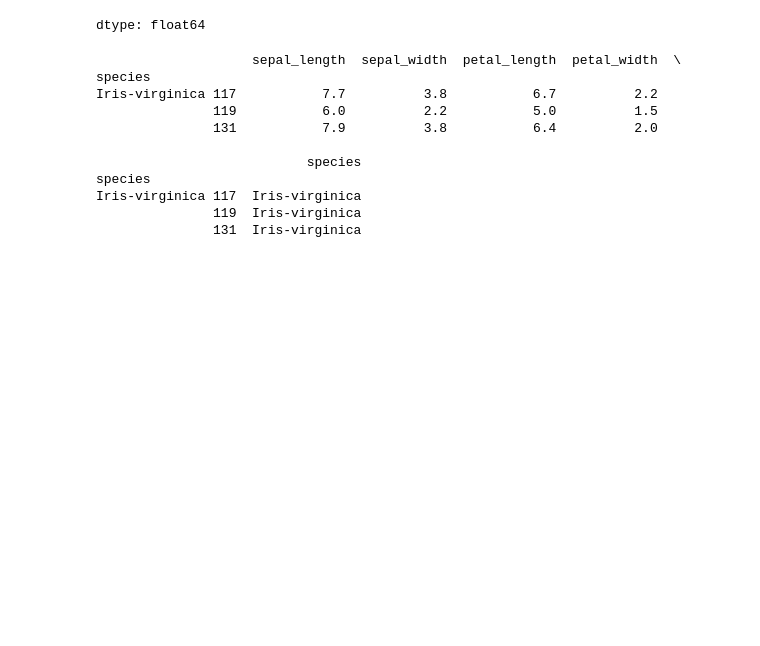
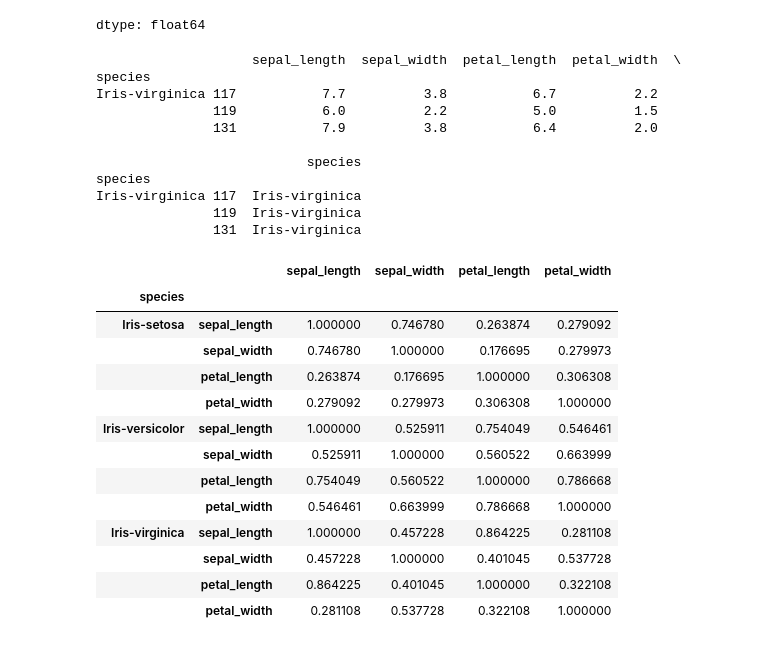
Before and after one commit to raju1207/Iris-Flower-Dataset, a Jupyter notebook: Iris_Flower_Dataset.ipynb, the cells around one changed output. Cells and saved outputs as stored; diff of their text form; code cells hidden in the pictures; blank space fills up the shorter version.

```diff
--- a/Iris_Flower_Dataset.ipynb
+++ b/Iris_Flower_Dataset.ipynb
@@ -130,6 +130,24 @@ Iris-virginica 117  Iris-virginica
                131  Iris-virginica
 # %%
  # Q-8: What is the pairwise correlation of all features for each species?
+# %%
+correlations_by_species = Flower_Dataset.groupby('species').apply(lambda x: x.iloc[:, :-1].corr())
+correlations_by_species
+# %% [output]
+|  |  | sepal_length | sepal_width | petal_length | petal_width |
+| species |  |  |  |  |  |
+| Iris-setosa | sepal_length | 1.000000 | 0.746780 | 0.263874 | 0.279092 |
+|  | sepal_width | 0.746780 | 1.000000 | 0.176695 | 0.279973 |
+|  | petal_length | 0.263874 | 0.176695 | 1.000000 | 0.306308 |
+|  | petal_width | 0.279092 | 0.279973 | 0.306308 | 1.000000 |
+| Iris-versicolor | sepal_length | 1.000000 | 0.525911 | 0.754049 | 0.546461 |
+|  | sepal_width | 0.525911 | 1.000000 | 0.560522 | 0.663999 |
+|  | petal_length | 0.754049 | 0.560522 | 1.000000 | 0.786668 |
+|  | petal_width | 0.546461 | 0.663999 | 0.786668 | 1.000000 |
+| Iris-virginica | sepal_length | 1.000000 | 0.457228 | 0.864225 | 0.281108 |
+|  | sepal_width | 0.457228 | 1.000000 | 0.401045 | 0.537728 |
+|  | petal_length | 0.864225 | 0.401045 | 1.000000 | 0.322108 |
+|  | petal_width | 0.281108 | 0.537728 | 0.322108 | 1.000000 |
 # %%
  # Q-9: Which species has the smallest variability in sepal length, and what is the standard deviation for each species?
 # %%
```
